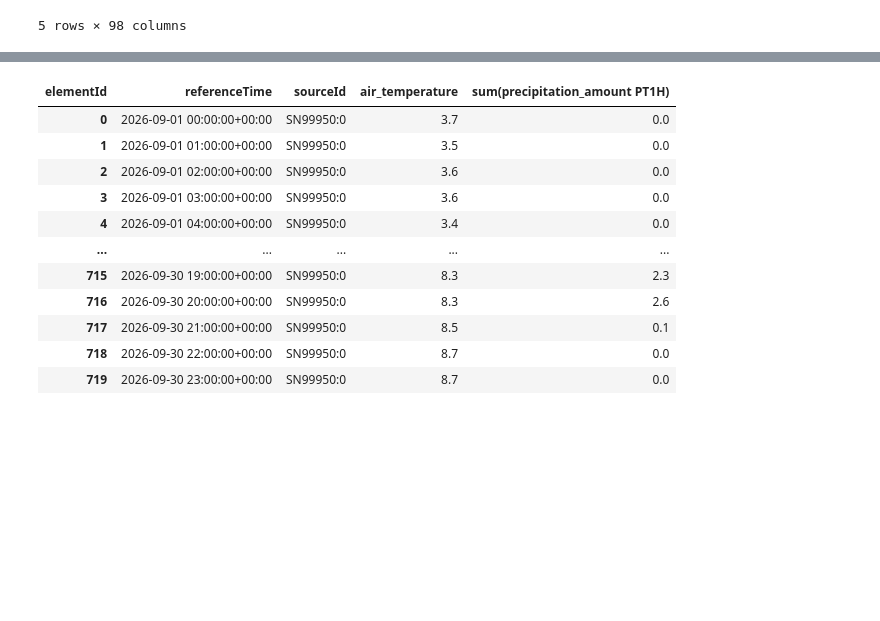
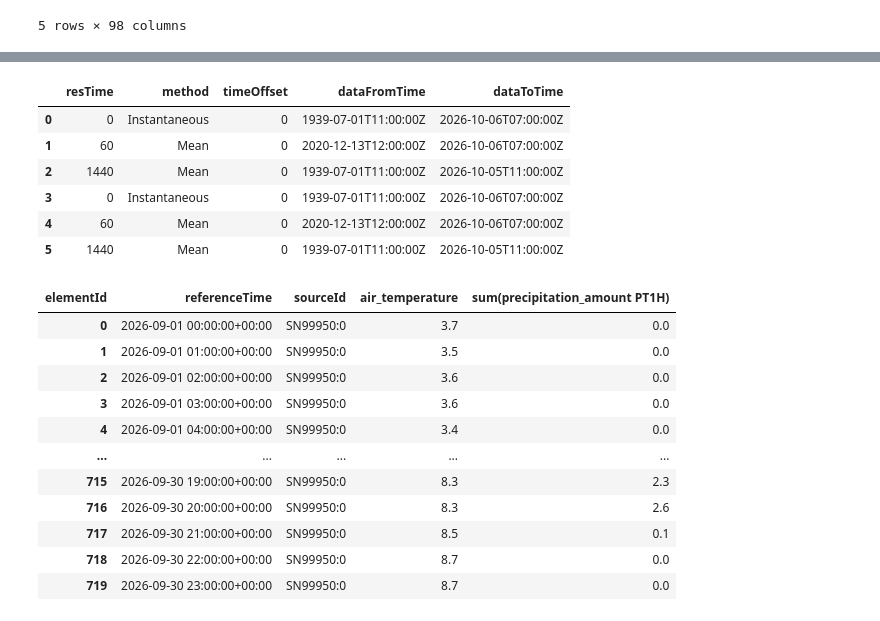
Before and after one commit to Lam-V-Nguyen/HydroAI-Fjord-Platform, a Jupyter notebook: dataDownload.ipynb, the cells around one changed output, grey strips where cells are left out. Saved outputs shown, nothing was run; the diff lists cells and outputs as text; code cells hidden in the pictures; blank space fills up the shorter version.

```diff
--- a/dataDownload.ipynb
+++ b/dataDownload.ipynb
@@ -38,0 +56,17 @@ obs.head()
+# %%
+url_series = f"{url}/Series"
+station_id = '1.15.0'
+params = {
+    "StationId": station_id
+}
+response = requests.get(
+    url_series,
+    headers=headers,
+    params=params,
+    timeout=30
+)
+
+response.raise_for_status()
+
+series_data = response.json()
+pd.DataFrame(series_data['data'])
@@ -39,3 +77,15 @@ obs.head()
+# %%
+temp = pd.DataFrame(series_data['data'])
+temp = temp.explode('resolutionList', ignore_index=True)
+pd.json_normalize(temp['resolutionList'])
+# %% [output]
+|  | resTime | method | timeOffset | dataFromTime | dataToTime |
+| 0 | 0 | Instantaneous | 0 | 1939-07-01T11:00:00Z | 2026-10-06T07:00:00Z |
+| 1 | 60 | Mean | 0 | 2020-12-13T12:00:00Z | 2026-10-06T07:00:00Z |
+| 2 | 1440 | Mean | 0 | 1939-07-01T11:00:00Z | 2026-10-05T11:00:00Z |
+| 3 | 0 | Instantaneous | 0 | 1939-07-01T11:00:00Z | 2026-10-06T07:00:00Z |
+| 4 | 60 | Mean | 0 | 2020-12-13T12:00:00Z | 2026-10-06T07:00:00Z |
+| 5 | 1440 | Mean | 0 | 1939-07-01T11:00:00Z | 2026-10-05T11:00:00Z |
 # %%
 df_wide = df.pivot_table(
     index=["referenceTime", "sourceId"],
```
Also changed, not shown: parts of 3 cells of this notebook, 3 other files.
